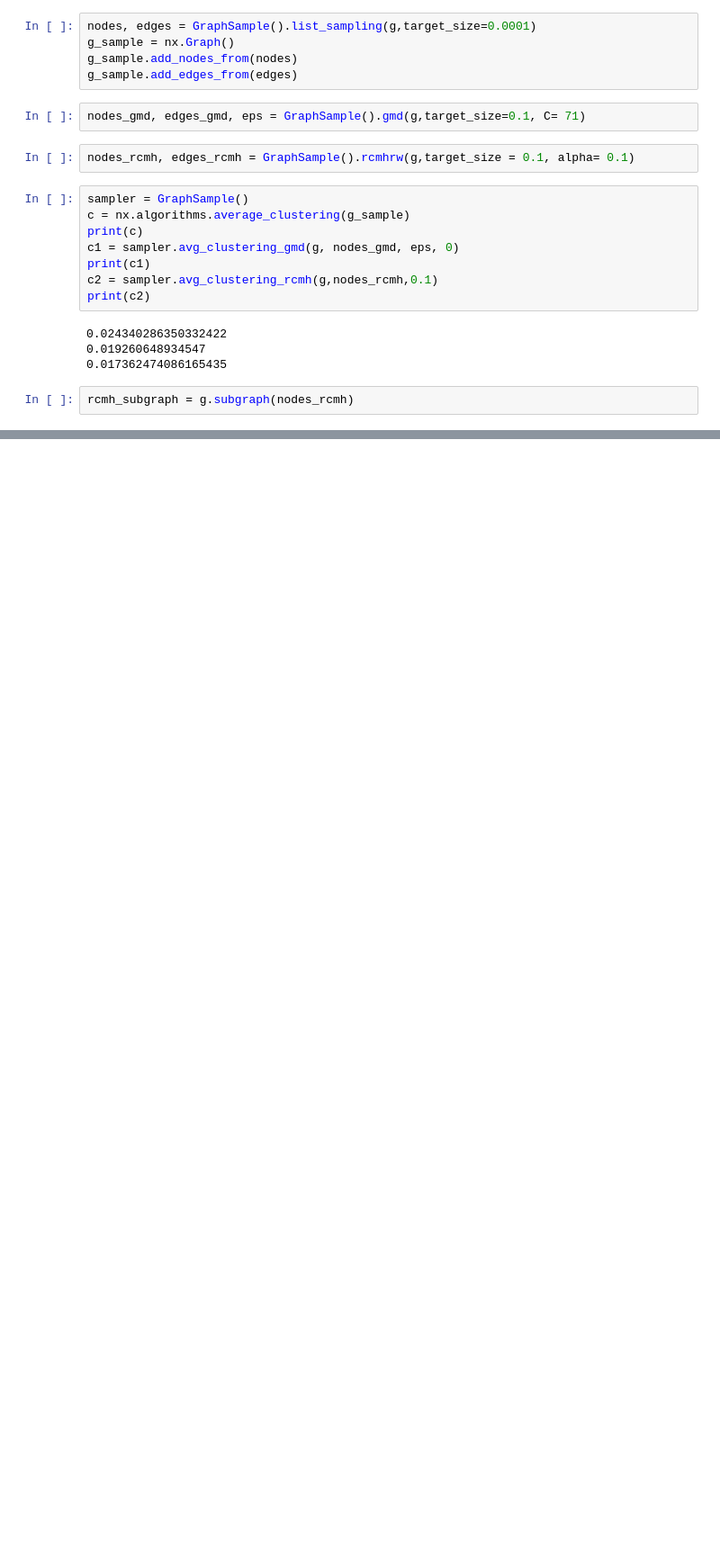
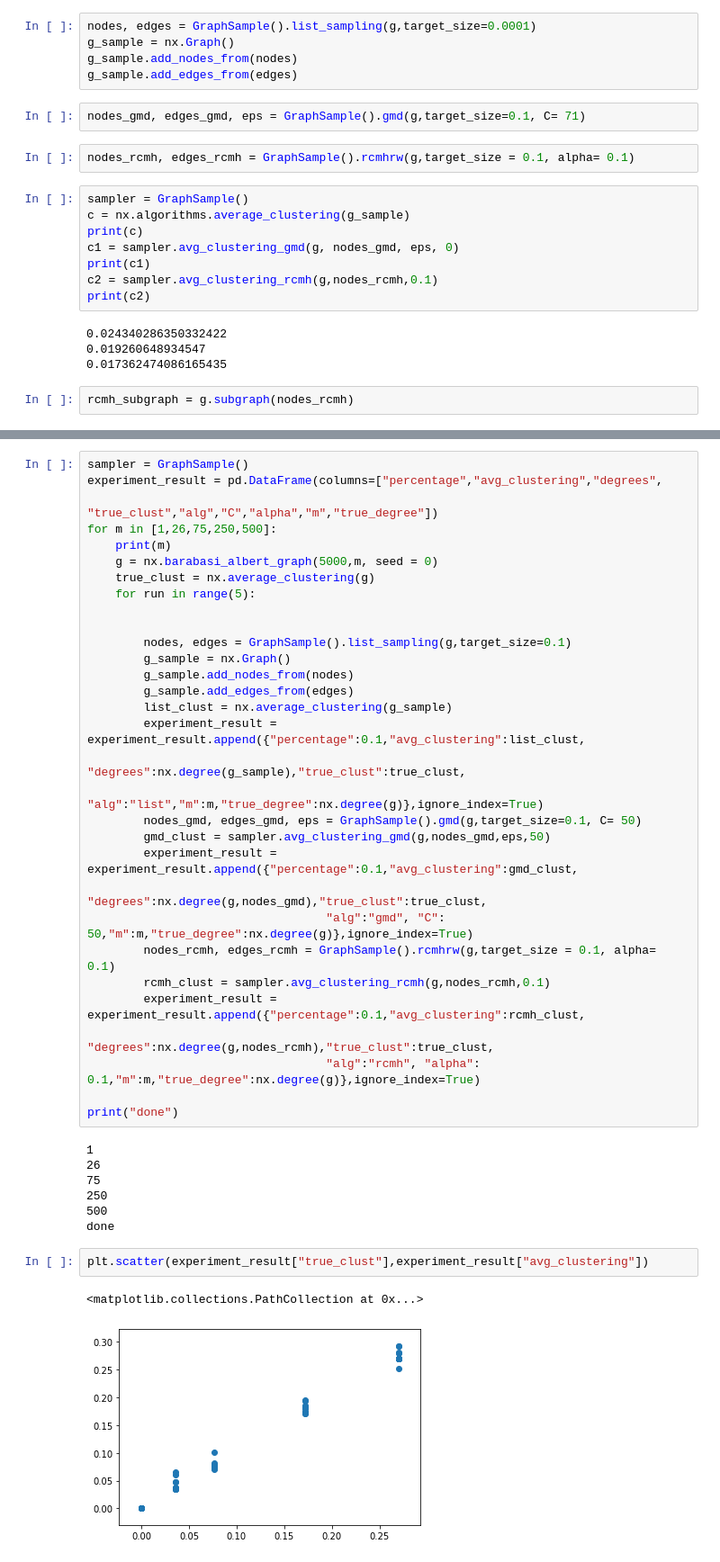
Before and after one commit to hewa55/GraphSampler, a Jupyter notebook: test.ipynb, the cells around one changed output, grey strips where cells are left out. Shown at 90% size. Drawn from its saved outputs; the diff is of its cells as text; blank space fills up the shorter version.

```diff
--- a/test.ipynb
+++ b/test.ipynb
@@ -41,0 +139,43 @@ rcmh_subgraph = g.subgraph(nodes_rcmh)
+# %%
+sampler = GraphSample()
+experiment_result = pd.DataFrame(columns=["percentage","avg_clustering","degrees",
+                                          "true_clust","alg","C","alpha","m","true_degree"])
+for m in [1,26,75,250,500]:
+    print(m)
+    g = nx.barabasi_albert_graph(5000,m, seed = 0)
+    true_clust = nx.average_clustering(g)
+    for run in range(5):
+
+
+        nodes, edges = GraphSample().list_sampling(g,target_size=0.1)
+        g_sample = nx.Graph()
+        g_sample.add_nodes_from(nodes)
+        g_sample.add_edges_from(edges)
+        list_clust = nx.average_clustering(g_sample)
+        experiment_result = experiment_result.append({"percentage":0.1,"avg_clustering":list_clust,
+                                  "degrees":nx.degree(g_sample),"true_clust":true_clust,
+                                  "alg":"list","m":m,"true_degree":nx.degree(g)},ignore_index=True)
+        nodes_gmd, edges_gmd, eps = GraphSample().gmd(g,target_size=0.1, C= 50)
+        gmd_clust = sampler.avg_clustering_gmd(g,nodes_gmd,eps,50)
+        experiment_result = experiment_result.append({"percentage":0.1,"avg_clustering":gmd_clust,
+                                  "degrees":nx.degree(g,nodes_gmd),"true_clust":true_clust,
+                                  "alg":"gmd", "C": 50,"m":m,"true_degree":nx.degree(g)},ignore_index=True)
+        nodes_rcmh, edges_rcmh = GraphSample().rcmhrw(g,target_size = 0.1, alpha= 0.1)
+        rcmh_clust = sampler.avg_clustering_rcmh(g,nodes_rcmh,0.1)
+        experiment_result = experiment_result.append({"percentage":0.1,"avg_clustering":rcmh_clust,
+                                  "degrees":nx.degree(g,nodes_rcmh),"true_clust":true_clust,
+                                  "alg":"rcmh", "alpha": 0.1,"m":m,"true_degree":nx.degree(g)},ignore_index=True)
+
+print("done")
+# %% [output]
+1
+26
+75
+250
+500
+done
+# %%
+plt.scatter(experiment_result["true_clust"],experiment_result["avg_clustering"])
+# %% [output]
+<matplotlib.collections.PathCollection at 0x...>
+[figure, added]
```
Also changed, not shown: parts of 23 cells of this notebook, 1 other file.
